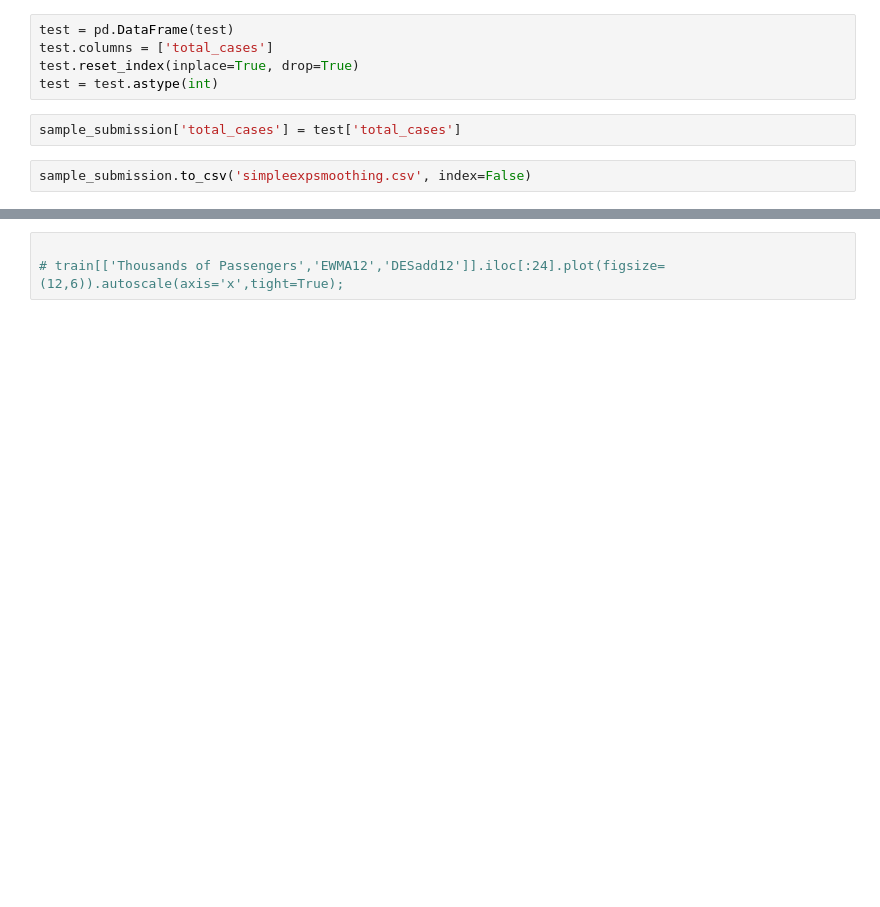
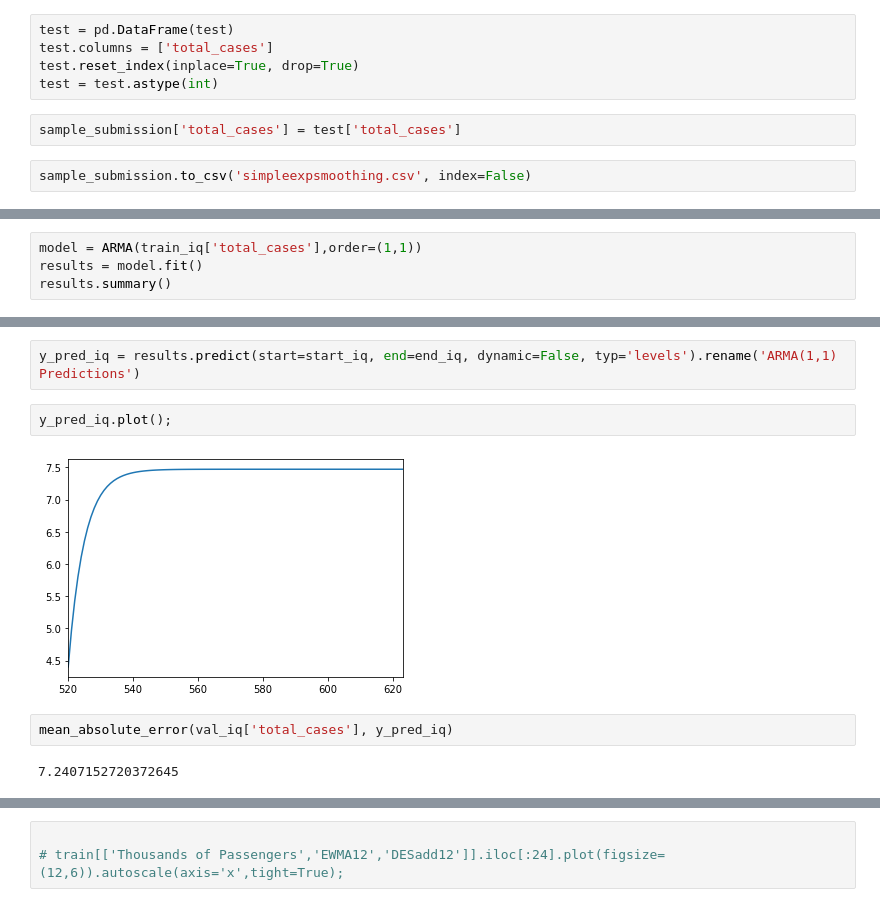
Before and after one commit to mherbert93/Dengue-Fever-Forecasting, a Jupyter notebook: deng.ipynb, the cells around one changed output, grey strips where cells are left out. Cells and saved outputs as stored; diff of their text form; blank space fills up the shorter version.

```diff
--- a/deng.ipynb
+++ b/deng.ipynb
@@ -197,0 +332,4 @@ sample_submission.to_csv('simpleexpsmoothing.csv', index=False)
+# %%
+model = ARMA(train_iq['total_cases'],order=(1,1))
+results = model.fit()
+results.summary()
@@ -198 +353,11 @@ sample_submission.to_csv('simpleexpsmoothing.csv', index=False)
+# %%
+y_pred_iq = results.predict(start=start_iq, end=end_iq, dynamic=False, typ='levels').rename('ARMA(1,1) Predictions')
+# %%
+y_pred_iq.plot();
+# %% [output]
+[figure, added]
+# %%
+mean_absolute_error(val_iq['total_cases'], y_pred_iq)
+# %% [output]
+7.2407152720372645
 # %%
```
Also changed, not shown: parts of 12 cells of this notebook.
